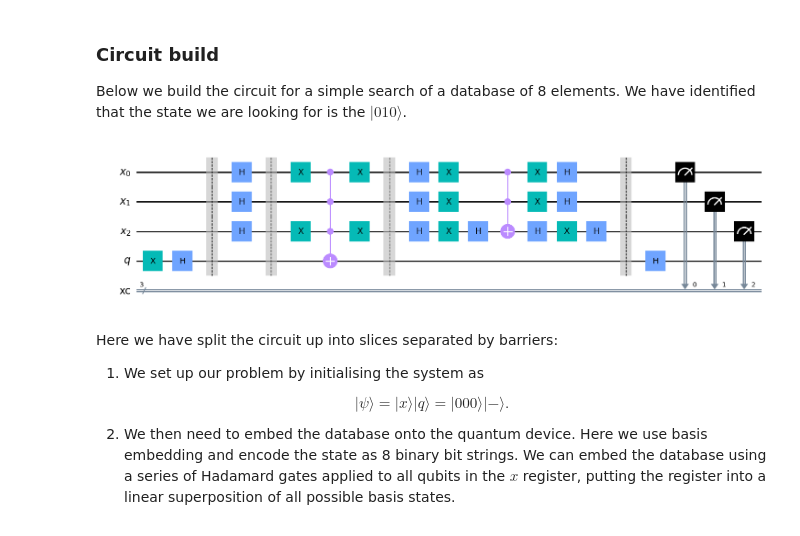
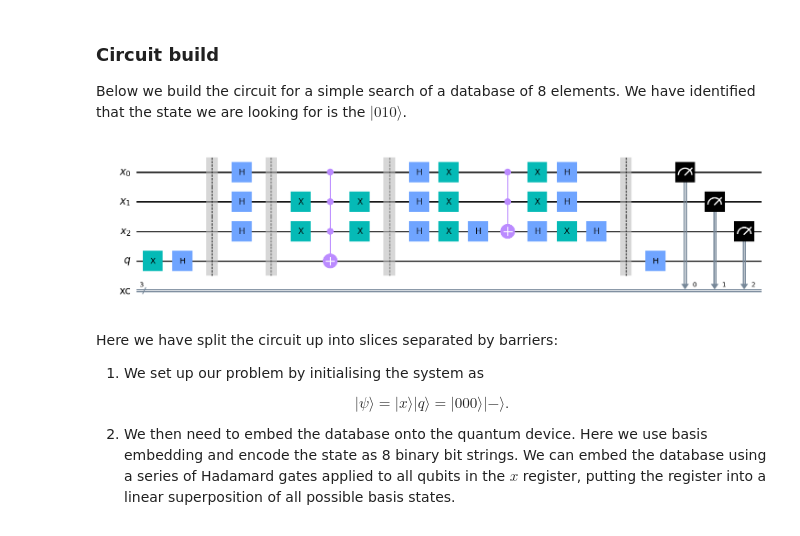
Before and after one commit to Axect/MITP2023, a Jupyter notebook: Quantum/03_Grover_and_AmplitudeAmplification.ipynb, the cells around one changed output. Drawn from its saved outputs; the diff is of its cells as text; code cells hidden in the pictures.

```diff
--- a/Quantum/03_Grover_and_AmplitudeAmplification.ipynb
+++ b/Quantum/03_Grover_and_AmplitudeAmplification.ipynb
@@ -80,7 +120,7 @@ Thus the oracle *marks* the solution to our search problem with a negative phase
 
 Below we build the circuit for a simple search of a database of 8 elements. We have identified that the state we are looking for is the $\vert 010 \rangle$.
 # %%
-good_state = [0,1,0]
+good_state = [1,0,0]
 
 x  = QuantumRegister(3, name='x')
 xc = ClassicalRegister(3, name='xc')
@@ -94,34 +134,34 @@ circuit.h(q)
 circuit.barrier()
 
 ### Basis encoding of the database
 circuit.h(x)
 circuit.barrier()
 
 ### Oracle: build oracle for finding the good_state
 for i in range(len(good_state)):
     if good_state[i] == 0:
         circuit.x(x[i])
 circuit.mct(x, q)
 for i in range(len(good_state)):
     if good_state[i] == 0:
         circuit.x(x[i])
 circuit.barrier()
 
 ### Diffuser
 circuit.h(x)
 circuit.x(x)
 circuit.h(x[-1])
 circuit.mct(x[:-1],x[-1])
 circuit.h(x[-1])
 circuit.x(x)
 circuit.h(x)
 circuit.barrier()
 
 circuit.h(q)
 circuit.measure(x, xc)
 circuit.draw('mpl')
 # %% [output]
-[figure, old version]
+[figure, new version]
 # %% [markdown]
 Here we have split the circuit up into slices separated by barriers:
 
```
Also changed, not shown: parts of 4 cells of this notebook, 1 other file.
